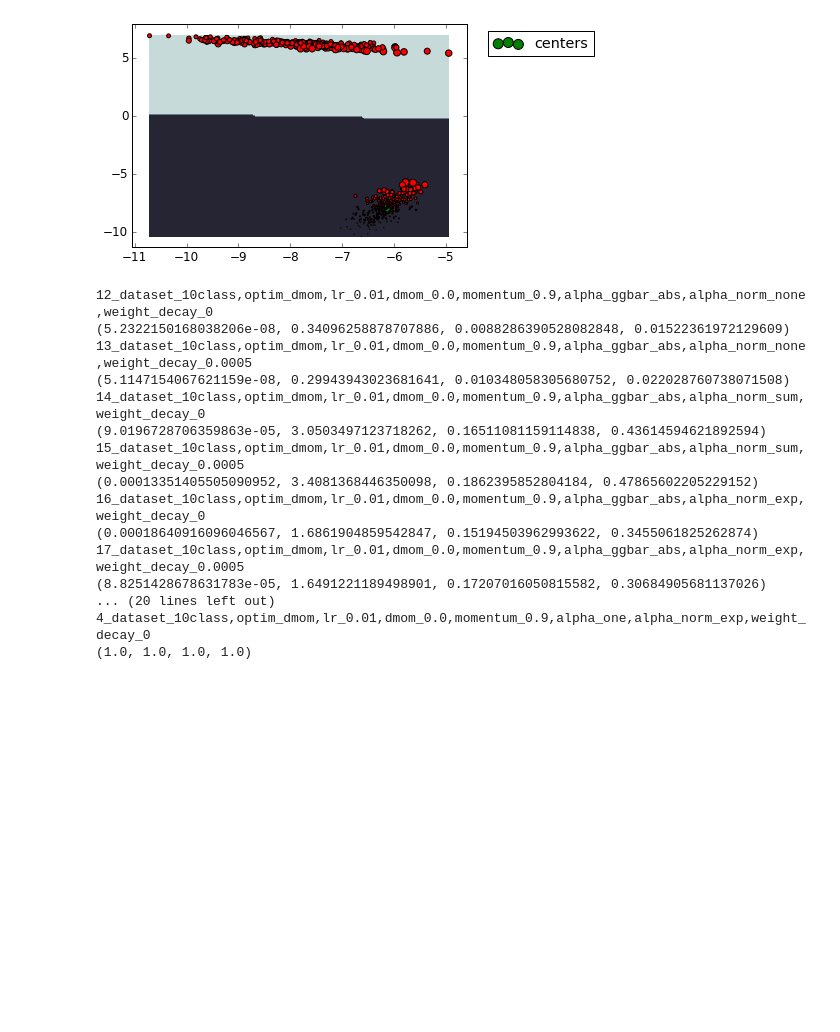
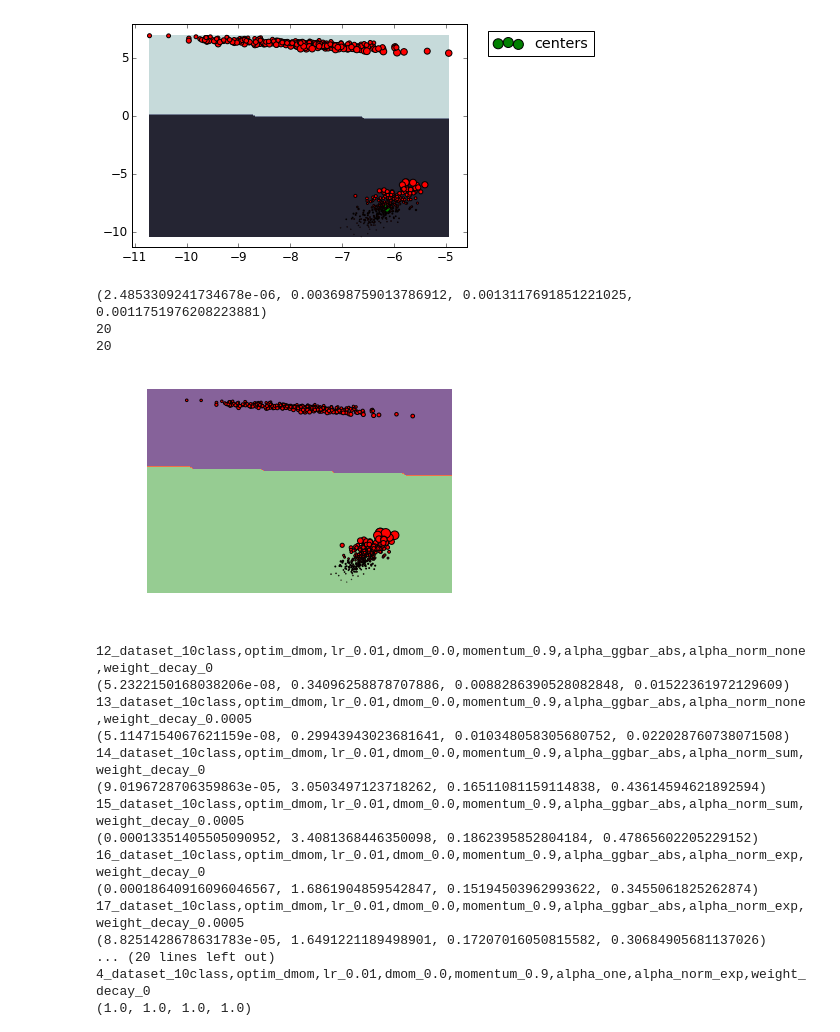
Before and after one commit to fartashf/gvar_code, a Jupyter notebook: notebooks/toy_data.ipynb, the cells around one changed output. Saved outputs shown, nothing was run; the diff lists cells and outputs as text; code cells hidden in the pictures; blank space fills up the shorter version.

```diff
--- a/notebooks/toy_data.ipynb
+++ b/notebooks/toy_data.ipynb
@@ -68,6 +67,13 @@ plt.legend(loc='upper right', bbox_to_anchor=(1.4, 1))
 plt.savefig(prefix+'fig.png', dpi=100, bbox_inches='tight')
 # %% [output]
 [figure]
+# %%
+f('../runs_logreg/X/')
+# %% [output]
+(2.4853309241734678e-06, 0.003698759013786912, 0.0013117691851221025, 0.0011751976208223881)
+20
+20
+[figure, added]
 # %%
 def f(prefix):
     prefix = prefix + '/'
```
Also changed, not shown: parts of 10 cells of this notebook, 9 other files.
